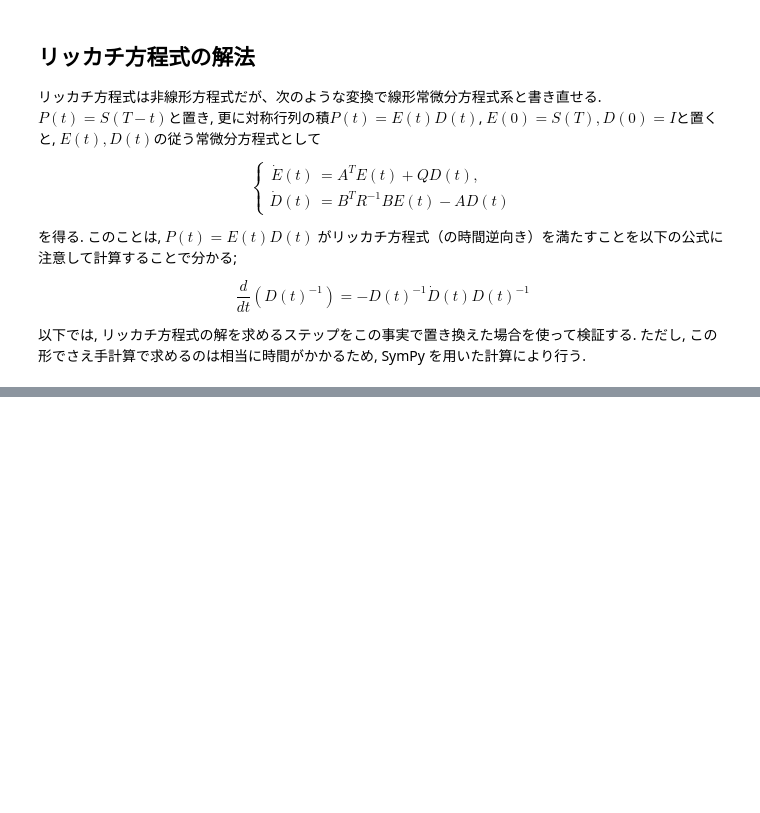
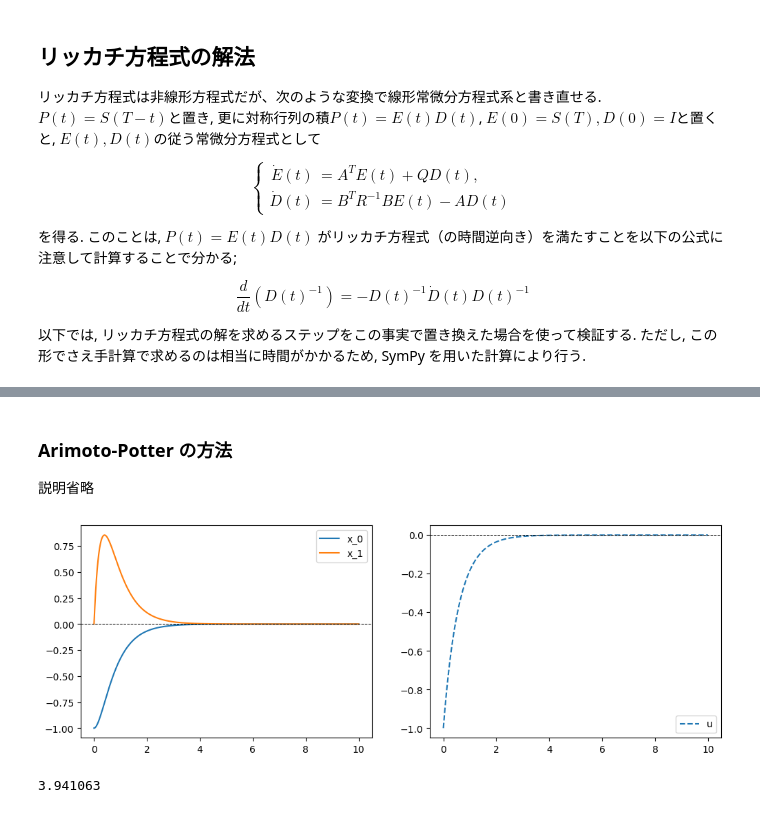
Before and after one commit to wakabame/study_note, a Jupyter notebook: notebook/nonlinear_control/linear_quadratic.ipynb, the cells around one changed output, grey strips where cells are left out. Saved outputs shown, nothing was run; the diff lists cells and outputs as text; code cells hidden in the pictures; blank space fills up the shorter version.

```diff
--- a/notebook/nonlinear_control/linear_quadratic.ipynb
+++ b/notebook/nonlinear_control/linear_quadratic.ipynb
@@ -252,0 +281,50 @@ Array(0.00063992, dtype=float32)
+# %% [markdown]
+### Arimoto-Potter の方法
+
+説明省略
+# %%
+H = jnp.array([[0, -6, 13, 0], [1, -5, 0, 1], [0, 0, 0, -1], [0, 1, 6, 5]])
+_, S = jnp.linalg.eig(H)
+
+E = S[:2, 2:]
+D = S[2:, 2:]
+P = (E @ jnp.linalg.inv(D)).real  # 複素行列となるため虚部を落としておく
+# %%
+def vector_field(t, x, args):
+    dot_x = (A - B @ jnp.linalg.inv(R) @ B.T * P.real) @ x
+    return dot_x
+
+
+term = diffrax.ODETerm(vector_field)
+solver = diffrax.Tsit5()
+saveat = diffrax.SaveAt(ts=jnp.linspace(t0, t1, 1000))
+sol = diffrax.diffeqsolve(term, solver, t0, t1, dt, x_0, saveat=saveat)
+
+x_t = sol.ys
+ts = sol.ts
+
+u_t = jnp.linalg.inv(R) @ B.T @ P.real @ x_t
+# %%
+X = jnp.array(x_t).reshape(N, 2)
+U = jnp.array(u_t).reshape(N, 1)
+
+plt.figure(figsize=(12, 4))
+
+plt.subplot(1, 2, 1)
+for k in range(2):
+    plt.plot(ts, X[:, k], label=f"x_{k}")
+plt.axhline(0, color="black", linestyle="--", linewidth=0.7)
+plt.legend()
+
+plt.subplot(1, 2, 2)
+for k in range(1):
+    plt.plot(ts, U[:, k], linestyle="--", label="u")
+plt.axhline(0, color="black", linestyle="--", linewidth=0.7)
+plt.legend()
+
+plt.show()
+
+print(calclate_score(x_t, u_t))
+# %% [output]
+[figure, added]
+3.941063
```
Also changed, not shown: parts of 8 cells of this notebook.
